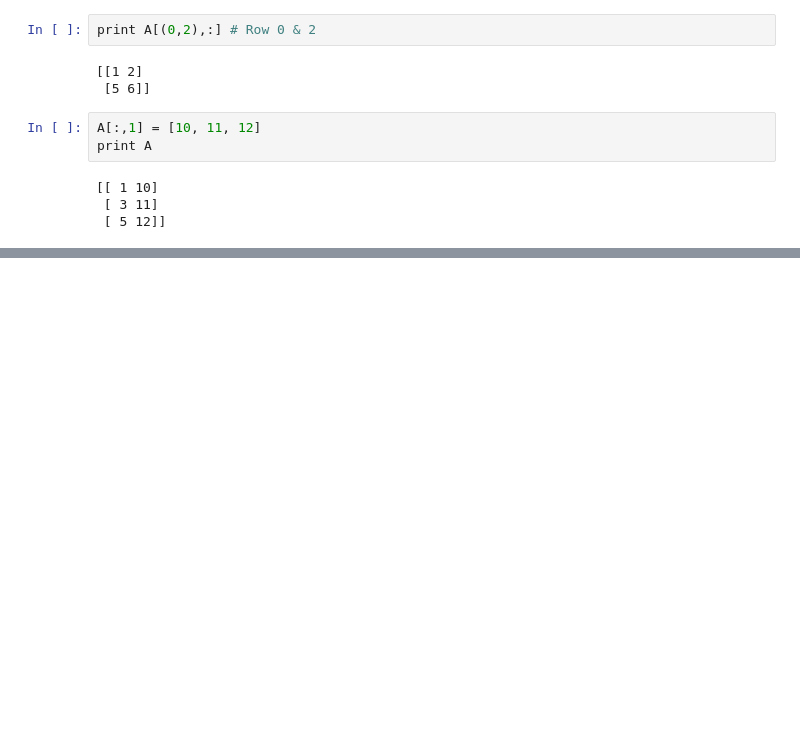
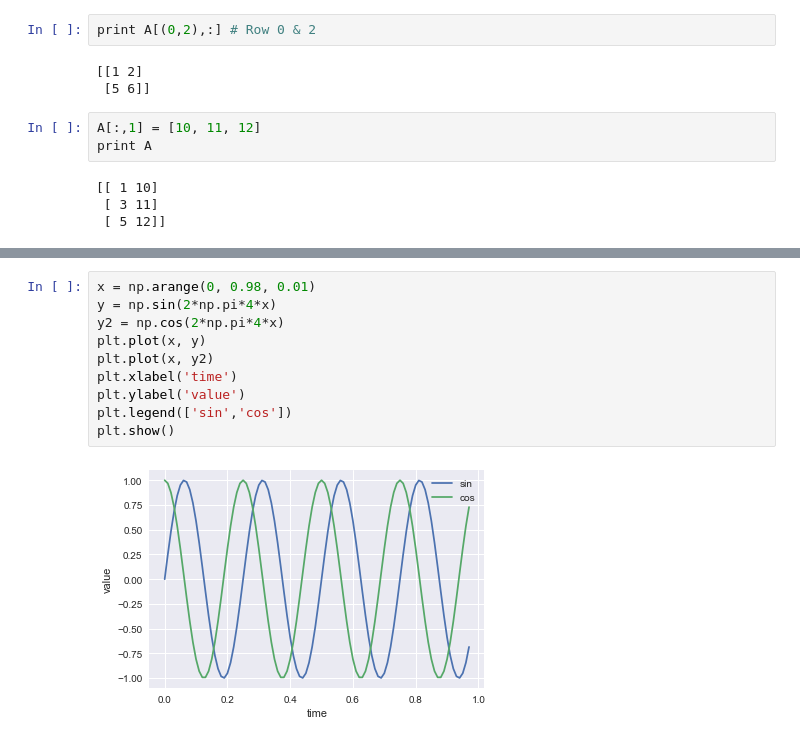
Before and after one commit to iamcuigang/ipy_sci, a Jupyter notebook: ML_AndrewNg/ch4.ipynb, the cells around one changed output, grey strips where cells are left out. Saved outputs shown, nothing was run; the diff lists cells and outputs as text; blank space fills up the shorter version.

```diff
--- a/ML_AndrewNg/ch4.ipynb
+++ b/ML_AndrewNg/ch4.ipynb
@@ -110,0 +279,12 @@ array([[  1,  10, 100],
+# %%
+x = np.arange(0, 0.98, 0.01)
+y = np.sin(2*np.pi*4*x)
+y2 = np.cos(2*np.pi*4*x)
+plt.plot(x, y)
+plt.plot(x, y2)
+plt.xlabel('time')
+plt.ylabel('value')
+plt.legend(['sin','cos'])
+plt.show()
+# %% [output]
+[figure, added]
```
Also changed, not shown: parts of 18 cells of this notebook, 1 other file.
